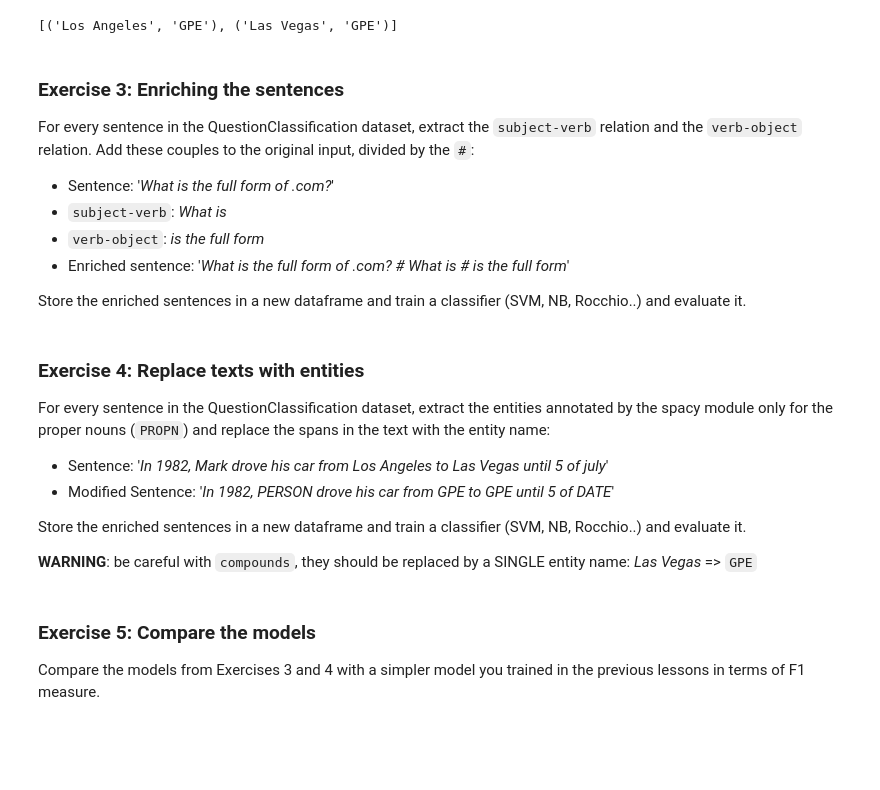
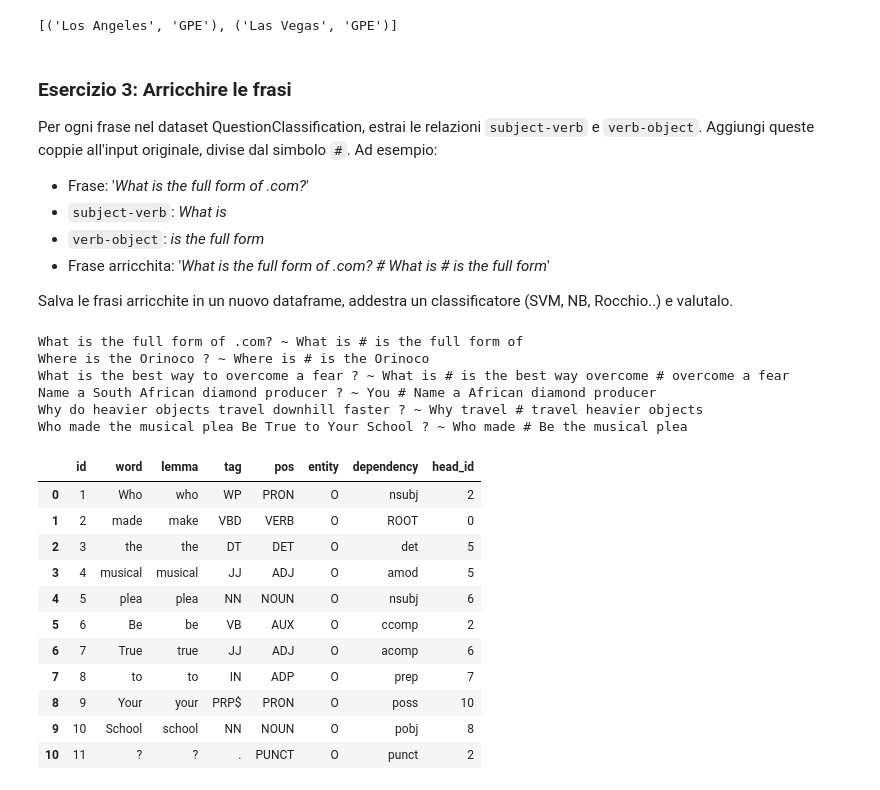
Before and after one commit to redjack96/CodiceML, a Jupyter notebook: src/esercitazioni/[WMIR]06spacy.ipynb, the cells around one changed output. Cells and saved outputs as stored; diff of their text form; code cells hidden in the pictures; blank space fills up the shorter version.

Commit message:
Finita esercitazione 6 + dataset modificati (es.3-4)

```diff
--- a/src/esercitazioni/[WMIR]06spacy.ipynb
+++ b/src/esercitazioni/[WMIR]06spacy.ipynb
@@ -291,28 +368,12 @@ print(entities)
 # %% [output]
 [('Los Angeles', 'GPE'), ('Las Vegas', 'GPE')]
 # %% [markdown]
-### Exercise 3: Enriching the sentences
+### Esercizio 3: Arricchire le frasi
+Per ogni frase nel dataset QuestionClassification, estrai le relazioni `subject-verb` e `verb-object`. Aggiungi queste coppie all'input originale, divise dal simbolo `#`. Ad esempio:
 
-For every sentence in the QuestionClassification dataset, extract the `subject-verb` relation and the `verb-object` relation. Add these couples to the original input, divided by the `#`:
-
-- Sentence: '*What is the full form of .com?*'
+- Frase: '*What is the full form of .com?*'
 - `subject-verb`: *What is*
 - `verb-object`: *is the full form*
-- Enriched sentence: '*What is the full form of .com? # What is # is the full form*'
+- Frase arricchita: '*What is the full form of .com? # What is # is the full form*'
 
-Store the enriched sentences in a new dataframe and train a classifier (SVM, NB, Rocchio..) and evaluate it.
+Salva le frasi arricchite in un nuovo dataframe, addestra un classificatore (SVM, NB, Rocchio..) e valutalo.
-# %% [markdown]
-### Exercise 4: Replace texts with entities
-
-For every sentence in the QuestionClassification dataset, extract the entities annotated by the spacy module only for the proper nouns (`PROPN`) and replace the spans in the text with the entity name:
-
-- Sentence: '*In 1982, Mark drove his car from Los Angeles to Las Vegas until 5 of july*'
-- Modified Sentence: '*In 1982, PERSON drove his car from GPE to GPE until 5 of DATE*'
-
-Store the enriched sentences in a new dataframe and train a classifier (SVM, NB, Rocchio..) and evaluate it.
-
-**WARNING**: be careful with `compounds`, they should be replaced by a SINGLE entity name: *Las Vegas* => `GPE`
-# %% [markdown]
-### Exercise 5: Compare the models
-
-Compare the models from Exercises 3 and 4 with a simpler model you trained in the previous lessons in terms of F1 measure.
@@ -318,0 +457,33 @@ Compare the models from Exercises 3 and 4 with a simpler model you trained in th
+# %%
+sents = [
+    "What is the full form of .com?",
+    "Where is the Orinoco ?",
+    "What is the best way to overcome a fear ?",
+    "Name a South African diamond producer ?" ,
+    "Why do heavier objects travel downhill faster ?",
+    "Who made the musical plea Be True to Your School ?"
+]
+
+for s in sents:
+    print(enrich_sentence(s))
+
+print_annotation(sents[5])
+# %% [output]
+What is the full form of .com? ~ What is # is the full form of
+Where is the Orinoco ? ~ Where is # is the Orinoco
+What is the best way to overcome a fear ? ~ What is # is the best way overcome # overcome a fear
+Name a South African diamond producer ? ~ You # Name a African diamond producer
+Why do heavier objects travel downhill faster ? ~ Why travel # travel heavier objects
+Who made the musical plea Be True to Your School ? ~ Who made # Be the musical plea
+|  | id | word | lemma | tag | pos | entity | dependency | head_id |
+| 0 | 1 | Who | who | WP | PRON | O | nsubj | 2 |
+| 1 | 2 | made | make | VBD | VERB | O | ROOT | 0 |
+| 2 | 3 | the | the | DT | DET | O | det | 5 |
+| 3 | 4 | musical | musical | JJ | ADJ | O | amod | 5 |
+| 4 | 5 | plea | plea | NN | NOUN | O | nsubj | 6 |
+| 5 | 6 | Be | be | VB | AUX | O | ccomp | 2 |
+| 6 | 7 | True | true | JJ | ADJ | O | acomp | 6 |
+| 7 | 8 | to | to | IN | ADP | O | prep | 7 |
+| 8 | 9 | Your | your | PRP$ | PRON | O | poss | 10 |
+| 9 | 10 | School | school | NN | NOUN | O | pobj | 8 |
+| 10 | 11 | ? | ? | . | PUNCT | O | punct | 2 |
```
Also changed, not shown: parts of 23 cells of this notebook, 5 other files.
